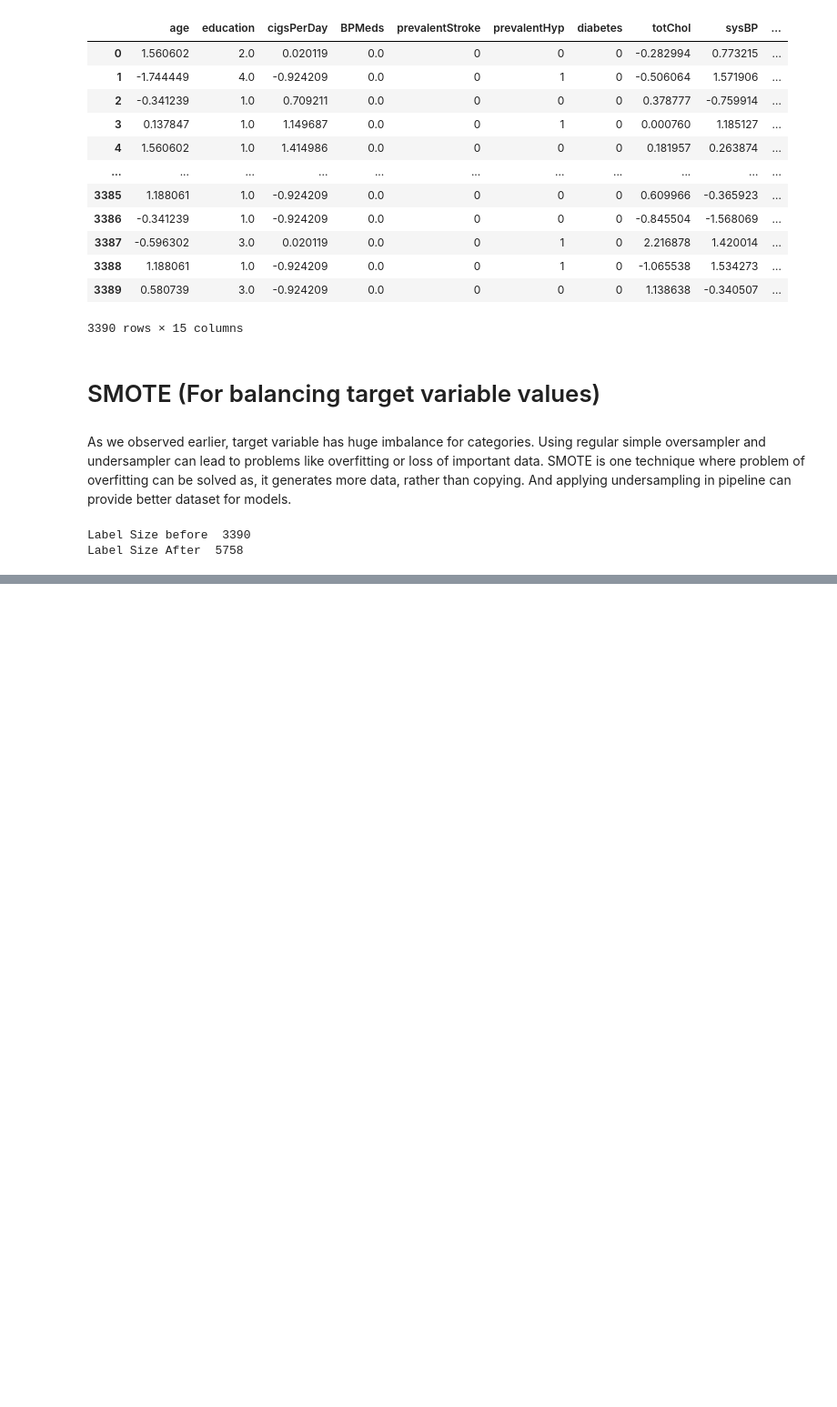
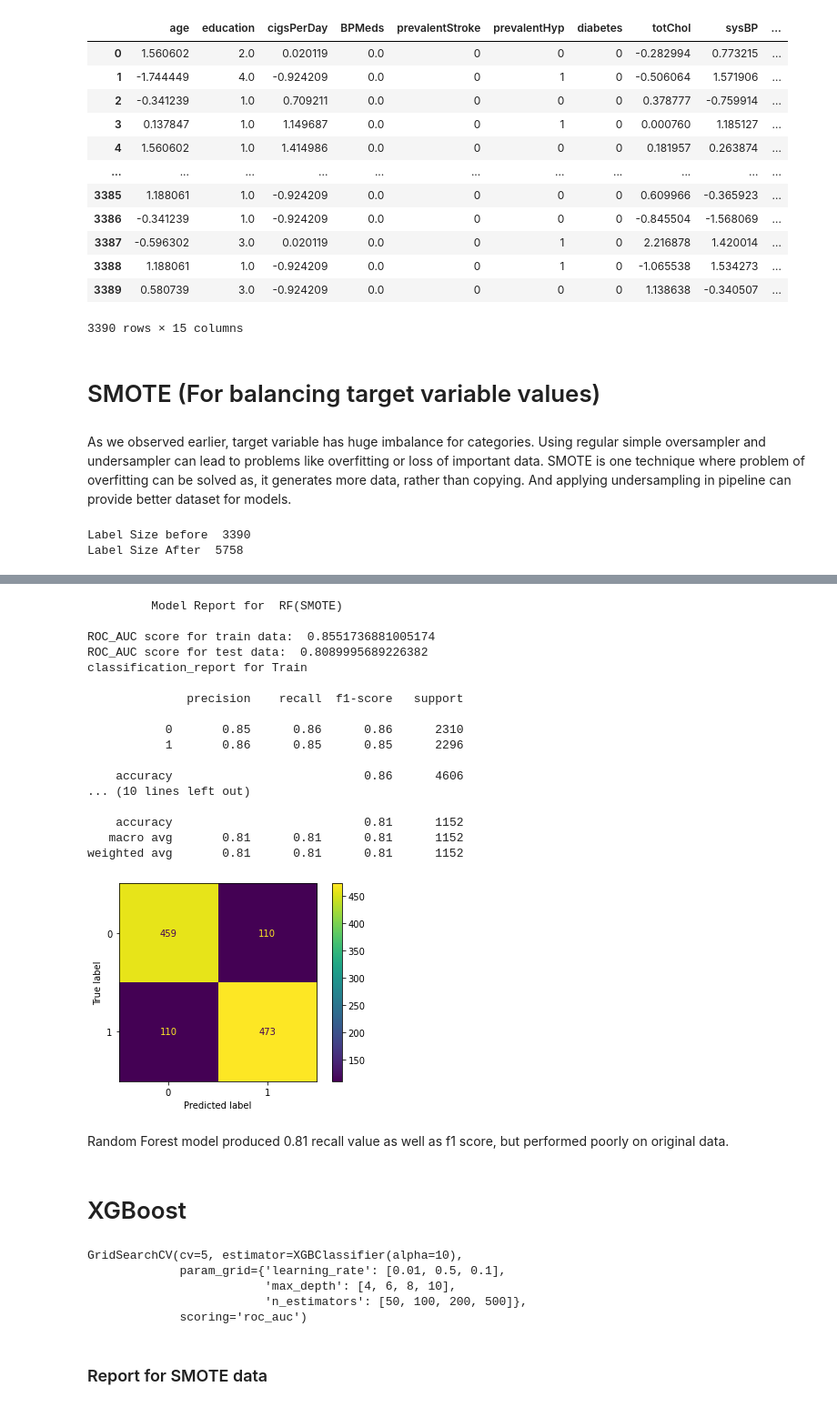
Before and after one commit to iMrugesh9/Cardiovascular_Risk_Prediction_Mrugesh_Patel, a Jupyter notebook: Cardiovascular_Risk_Prediction_Mrugesh_Patel.ipynb, the cells around one changed output, grey strips where cells are left out. Shown at 91% size. Drawn from its saved outputs; the diff is of its cells as text; code cells hidden in the pictures; blank space fills up the shorter version.

```diff
--- a/Cardiovascular_Risk_Prediction_Mrugesh_Patel.ipynb
+++ b/Cardiovascular_Risk_Prediction_Mrugesh_Patel.ipynb
@@ -571,0 +731,29 @@ X_train_sm,X_test_sm,y_train_sm,y_test_sm=train_test_split(X_rescaled,y_rescaled
+# %%
+train_preds =  RF_model_CV.predict(X_train_sm)
+test_preds  = RF_model_CV.predict(X_test_sm)
+# %%
+dict_rf_sm=model_report(RF_model_CV,'RF(SMOTE)',y_train_sm,y_test_sm,test_preds,train_preds)
+df_report_sm.loc['Random Forest']=dict_rf_sm.iloc[1,:]
+# %% [output]
+         Model Report for  RF(SMOTE)
+
+ROC_AUC score for train data:  0.8551736881005174
+ROC_AUC score for test data:  0.8089995689226382
+classification_report for Train
+
+              precision    recall  f1-score   support
+
+           0       0.85      0.86      0.86      2310
+           1       0.86      0.85      0.85      2296
+
+    accuracy                           0.86      4606
+... (10 lines left out)
+
+    accuracy                           0.81      1152
+   macro avg       0.81      0.81      0.81      1152
+weighted avg       0.81      0.81      0.81      1152
+[figure, added]
+# %% [markdown]
+Random Forest model produced 0.81 recall value as well as f1 score, but performed poorly on original data.
+# %% [markdown]
+# XGBoost
@@ -571,0 +765,11 @@ X_train_sm,X_test_sm,y_train_sm,y_test_sm=train_test_split(X_rescaled,y_rescaled
+# %%
+# fitting the data
+XGB.fit(X_train_sm,y_train_sm)
+# %% [output]
+GridSearchCV(cv=5, estimator=XGBClassifier(alpha=10),
+             param_grid={'learning_rate': [0.01, 0.5, 0.1],
+                         'max_depth': [4, 6, 8, 10],
+                         'n_estimators': [50, 100, 200, 500]},
+             scoring='roc_auc')
+# %% [markdown]
+### Report for SMOTE data
```
Also changed, not shown: parts of 24 cells of this notebook.
